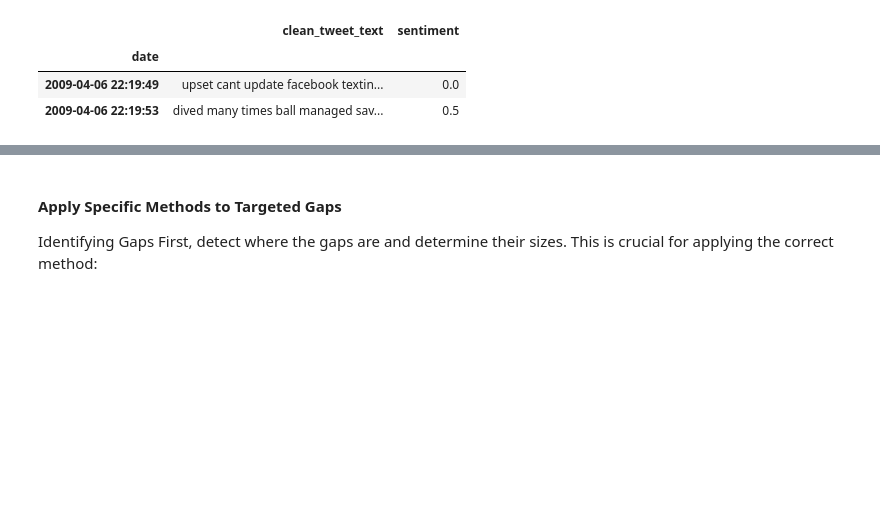
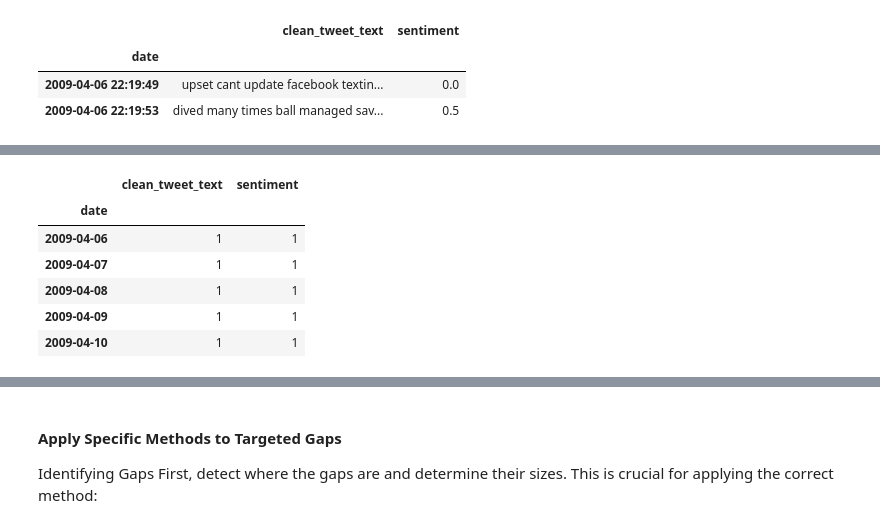
Before and after one commit to rosilenedasilva/twitter_sentiment_analysis_time_series_pyspark_mysql_ipynb, a Jupyter notebook: Integrated_CA2MScDA_ BD_ADA_V2.ipynb, the cells around one changed output, grey strips where cells are left out. Cells and saved outputs as stored; diff of their text form; code cells hidden in the pictures; blank space fills up the shorter version.

```diff
--- a/Integrated_CA2MScDA_ BD_ADA_V2.ipynb
+++ b/Integrated_CA2MScDA_ BD_ADA_V2.ipynb
@@ -1512 +1517,16 @@ Aggregated by daily tweet counts, before applying imputation techniques.
+# %%
+# Aggregate the data daily.
+new_twitter_df = new_twitter_df.resample('D').agg({
+    'clean_tweet_text': 'count',  # Counts the number of tweets per day
+    'sentiment': 'sum'           # Sums up the sentiment scores per day
+})
+new_twitter_df.head(5)
+# %% [output]
+|  | clean_tweet_text | sentiment |
+| date |  |  |
+| 2009-04-06 | 1 | 1 |
+| 2009-04-07 | 1 | 1 |
+| 2009-04-08 | 1 | 1 |
+| 2009-04-09 | 1 | 1 |
+| 2009-04-10 | 1 | 1 |
 # %%
```
Also changed, not shown: parts of 30 cells of this notebook.
